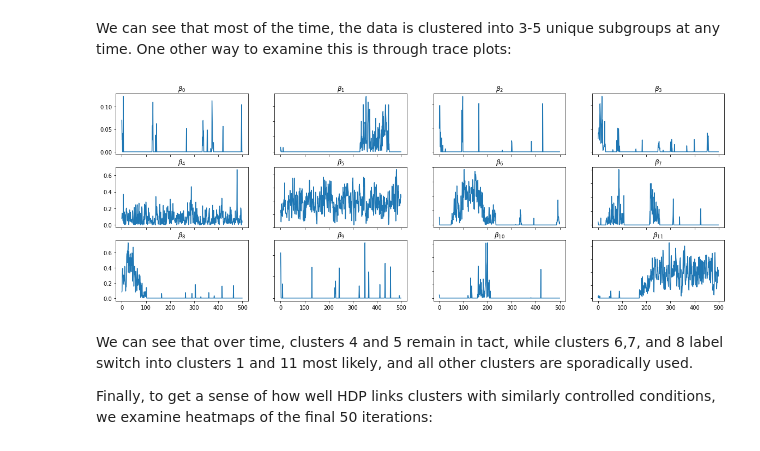
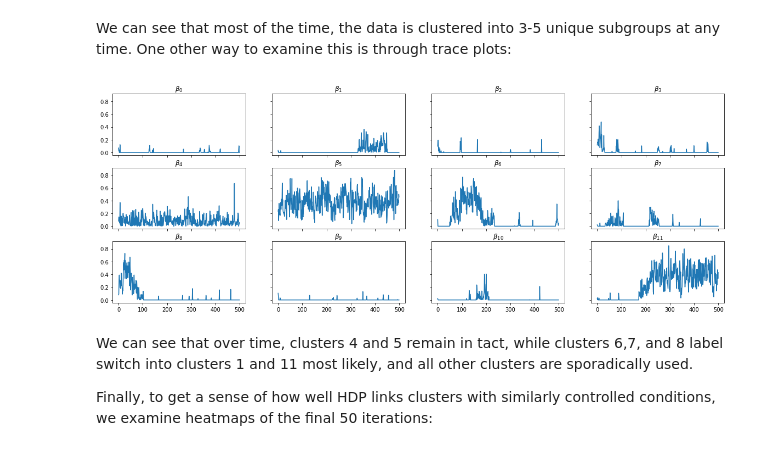
Before and after one commit to quinnfrank/HDP-py, a Jupyter notebook: Paper.ipynb, the cells around one changed output. Saved outputs shown, nothing was run; the diff lists cells and outputs as text; code cells hidden in the pictures.

```diff
--- a/Paper.ipynb
+++ b/Paper.ipynb
@@ -368,19 +368,19 @@ dtype: int64
 # %% [markdown]
 We can see that most of the time, the data is clustered into 3-5 unique subgroups at any time. One other way to examine this is through trace plots:
 # %%
-fig, axn = plt.subplots(3, 4, sharex=True, sharey=False, figsize=(20,7))
+fig, axn = plt.subplots(3, 4, sharex=True, sharey=True, figsize=(20,7))
 images=[]
 counter = 0
 for i in range(3):
     for j in range(4):
         title = r'$\beta_{' + str(counter) + '}$'
         data = c.beta_samples[:,counter]
         images.append(axn[i,j].plot(np.arange(500), data))
         axn[i, j].label_outer()
         axn[i, j].set_title(title)
         counter += 1
 # %% [output]
-[figure, old version]
+[figure, new version]
 # %% [markdown]
 We can see that over time, clusters 4 and 5 remain in tact, while clusters 6,7, and 8 label switch into clusters 1 and 11 most likely, and all other clusters are sporadically used.
 
```
